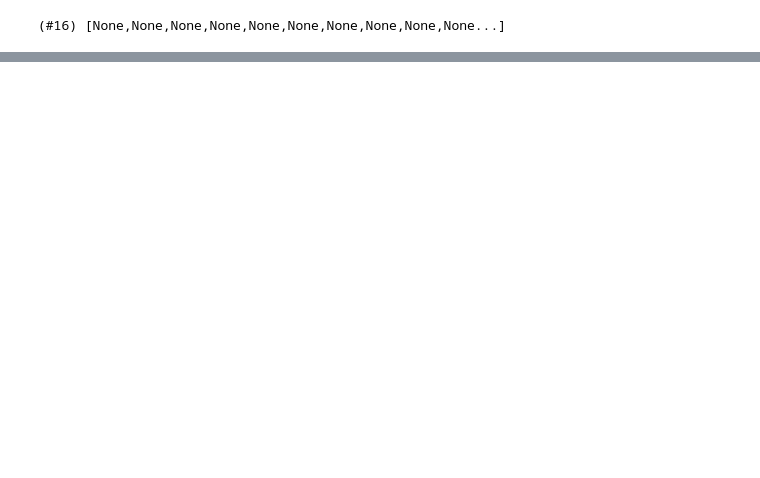
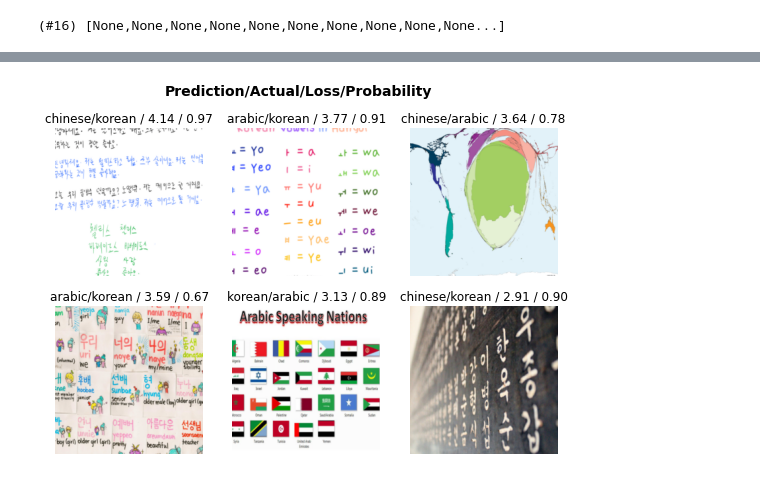
Before and after one commit to cmannnn/language_classifier, a Jupyter notebook: language_classifier.ipynb, the cells around one changed output, grey strips where cells are left out. Cells and saved outputs as stored; diff of their text form; code cells hidden in the pictures; blank space fills up the shorter version.

```diff
--- a/language_classifier.ipynb
+++ b/language_classifier.ipynb
@@ -106,0 +150,5 @@ dls.valid.show_batch(max_n = 12, nrows = 2)
+# %%
+# showing the models predictions with the highest loss
+interp.plot_top_losses(6, nrows = 2)
+# %% [output]
+[figure, added]
```
Also changed, not shown: parts of 7 cells of this notebook.
